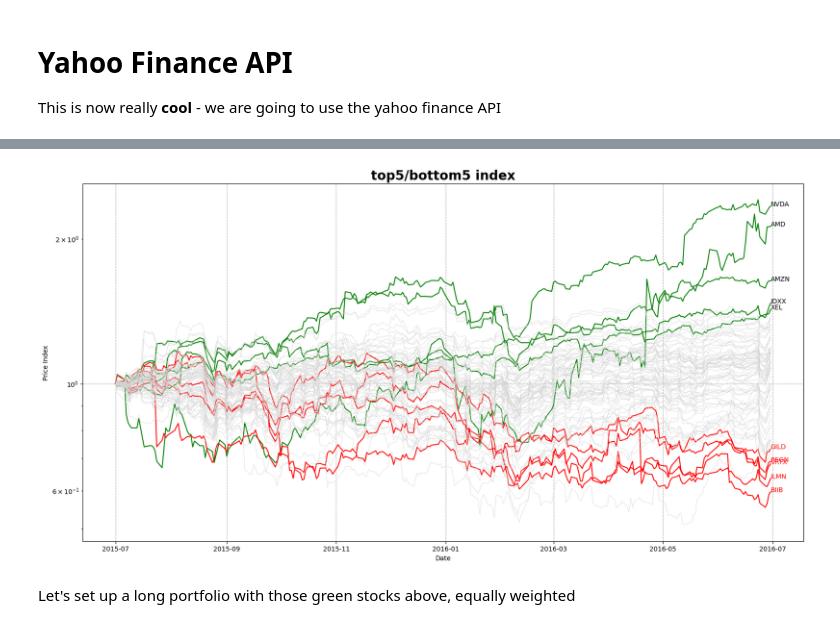
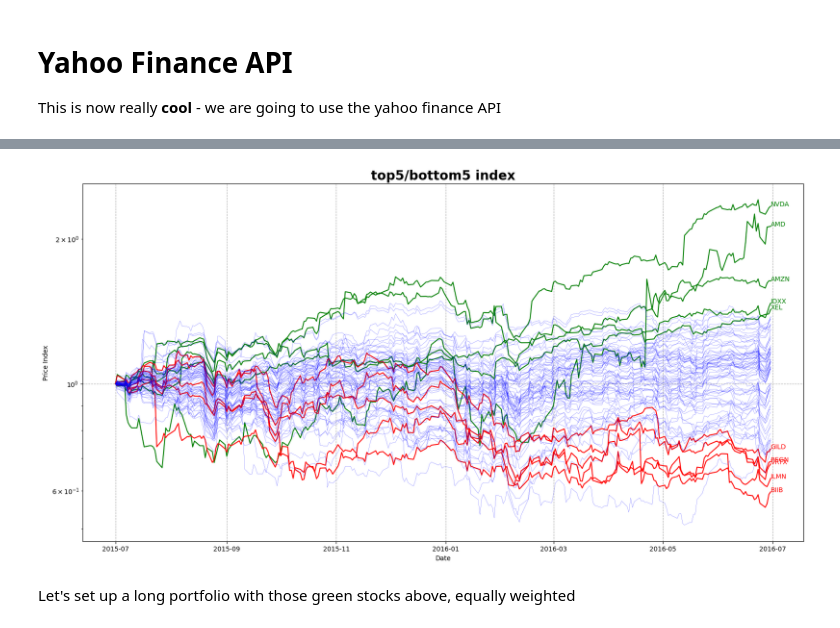
Before and after one commit to howesrichard/CodeFinModUQ, a Jupyter notebook: momentumRH.ipynb, the cells around one changed output, grey strips where cells are left out. Cells and saved outputs as stored; diff of their text form; code cells hidden in the pictures.

```diff
--- a/momentumRH.ipynb
+++ b/momentumRH.ipynb
@@ -59,6 +58,6 @@ WikipediaDTs[4] # here it is!
 # %%
 # now we need to get the tickers from the table and put them in a list called tickersLIST
-tickersLIST = WikipediaDTs[4]['Ticker'].tolist() # this is a list
+tickersLIST = WikipediaDTs[4]['Symbol'].tolist() # this is a list
 tickersLIST
 # %% [output]
 ['ADBE',
@@ -215,26 +212,26 @@ top5, bottom5, otherTickers
 # %%
 # plot the index for all tickers in the dataframe hPricesIDX
 plt.figure(figsize=(20,10))
 for ticker in top5:
     plt.plot(signalIndexDT[ticker], color='green')
-    plt.text(signalIndexDT.index[-1], signalIndexDT[ticker].iloc[-1], ticker)
+    plt.text(signalIndexDT.index[-1], signalIndexDT[ticker].iloc[-1], ticker, color='green')
 for ticker in bottom5:
     plt.plot(signalIndexDT[ticker], color='red')
     plt.text(signalIndexDT.index[-1], signalIndexDT[ticker].iloc[-1], ticker, color='red')
 for ticker in otherTickers:
-    plt.plot(signalIndexDT[ticker], color='lightgrey', linewidth='0.5')
+    plt.plot(signalIndexDT[ticker], color='blue', linewidth='0.2')
 plt.xlabel('Date')
 plt.ylabel('Price Index')
 plt.title('top5/bottom5 index', fontsize=20, fontweight='bold')
 # use a log scale for the y axis
 plt.yscale('log')
 # plot gridlines
 plt.grid(which='major', axis='both', linestyle='--')
 
 
 plt.show()
 # %% [output]
-[figure, old version]
+[figure, new version]
 # %% [markdown]
 Let's set up a long portfolio with those green stocks above, equally weighted
 # %%
```
Also changed, not shown: parts of 9 cells of this notebook, 1 other file.
